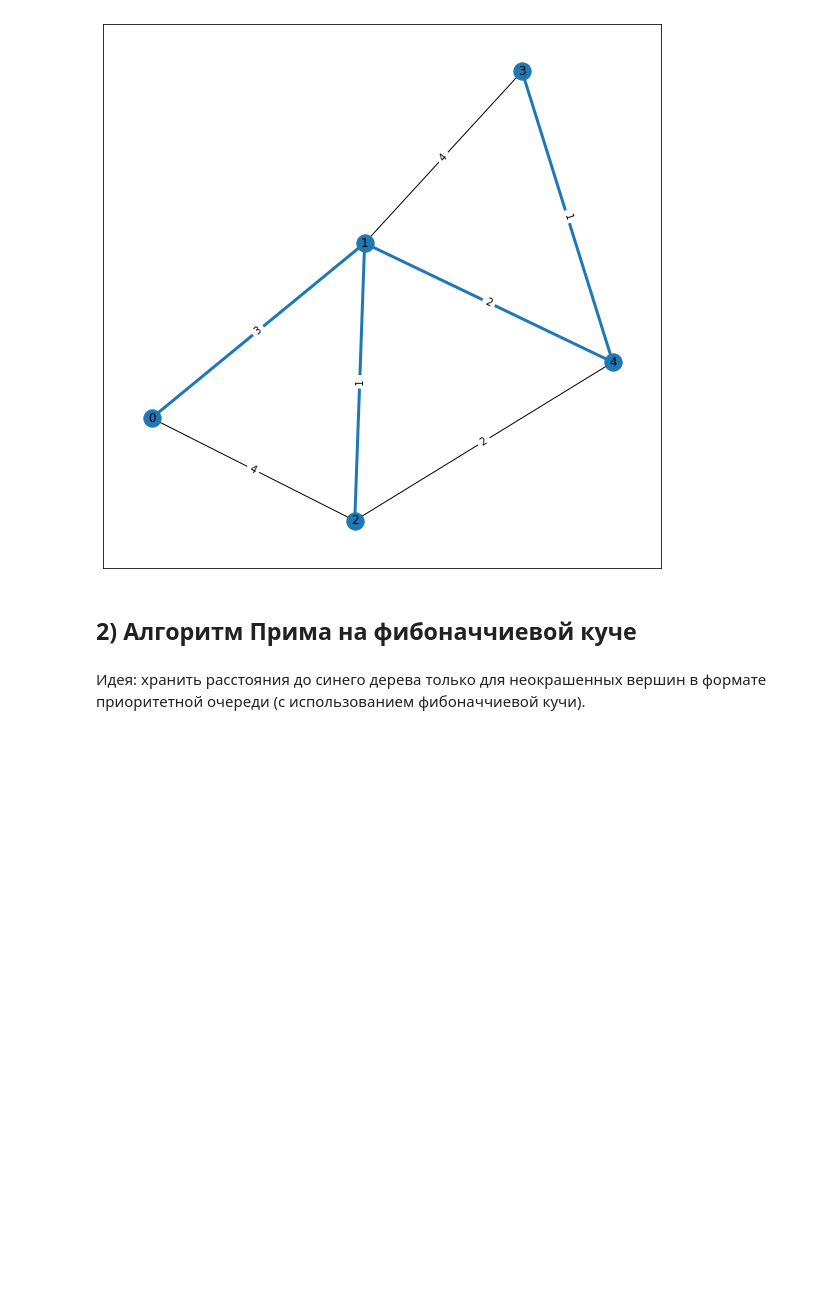
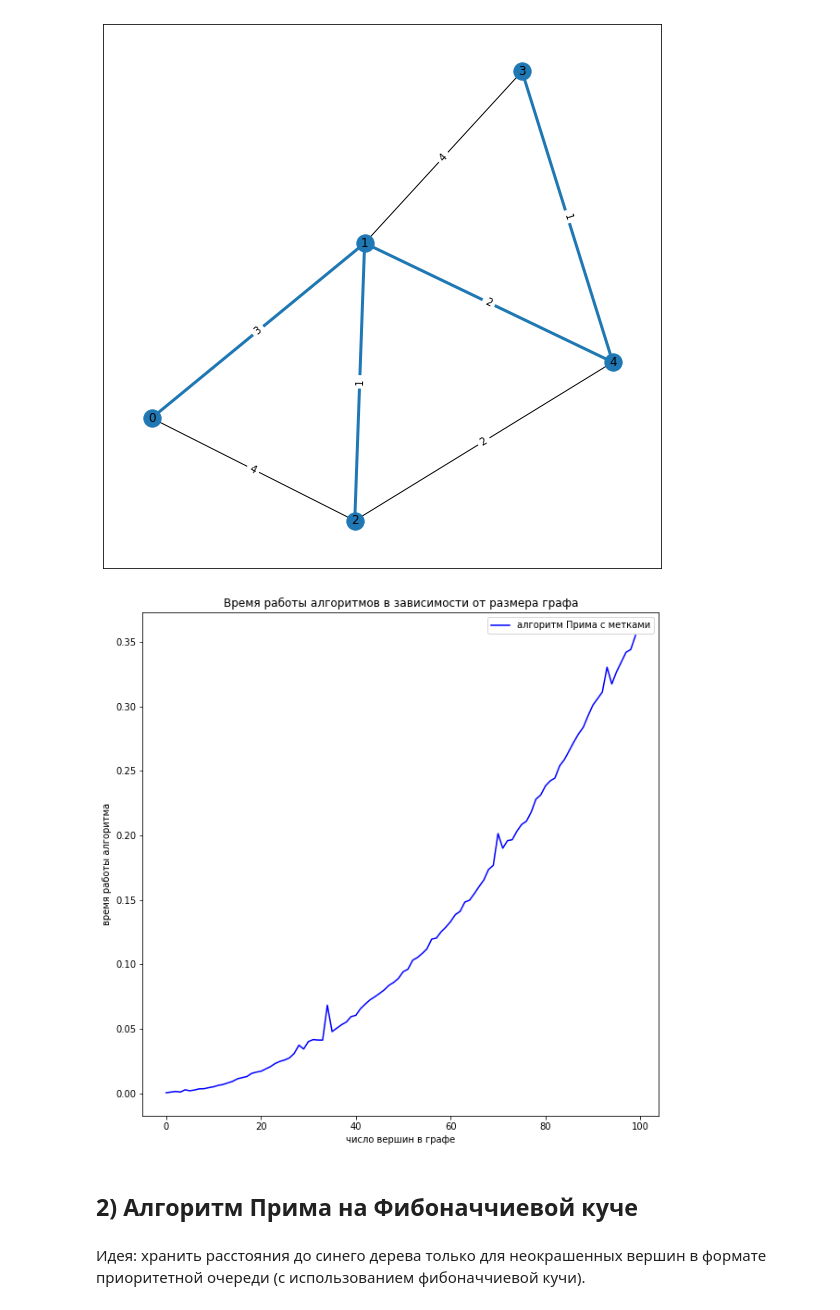
Before and after one commit to DenisKabanov/discrete_models_and_algorithms_complexity, a Jupyter notebook: task.ipynb, the cells around one changed output. Cells and saved outputs as stored; diff of their text form; code cells hidden in the pictures; blank space fills up the shorter version.

```diff
--- a/task.ipynb
+++ b/task.ipynb
@@ -14,6 +14,7 @@ import random # для случайной генерации графов
 import time # для подсчёта времени выполнения
 # %%
 random_state = 42 # для генератора случайных чисел
+runs = 3 # число запусков для усреднения времени
 # %% [markdown]
 ## Вспомогательные функции
 # %%
@@ -88,3 +89,19 @@ def generate_graph(nodes_count=10) -> np.array:
 
     return adj_matrix
+# %%
+def get_neighbors(adj_matrix: np.array) -> list:
+    """
+    Функция для получения соседей вершин в графе.\n
+    Parameters:
+        * adj_matrix: матрица смежности\n
+    Returns:
+        * list: список соседей для вершин
+    """
+    neighbors = [] # список окрестностей вершин
+    for row in adj_matrix: # идём по строкам (row - список, в котором указаны веса рёбер до соседей)
+        neighbors.append([]) # заготавливаем место для соседей рассматриваемой вершины
+        for node, weight in enumerate(row): # рассматриваем в строке все вершины с их весом
+            if weight > 0: # если вес больше нуля — есть ребро
+                neighbors[-1].append(node) # добавляем вершину в окрестность
+    return neighbors # возвращает список соседей для вершин
 # %%
@@ -125,17 +147,17 @@ def performance_measurement(init_size=10, max_size=1000, step=10, average=3) ->
 # %% [markdown]
 В синий цвет окрашивается произвольная вершина графа. Далее на каждой итерации для текущего синего дерева вычисляется минимальное допустимое ребро (только один конец которого окрашен в синий). Это ребро и его неокрашенный конец красятся в синий цвет.
 # %%
-# def alg_Prim_with_label(G: nx.Graph): # на вход — граф
-def alg_Prim_with_label(adj_matrix: np.array) -> list: # на вход — список смежности связного графа (веса рёбер между вершинами, 0 - ребра нет)
-# подготовка — O(n^2) из-за поиска соседей (но это, вообще говоря, можно вынести из алгоритма и передавать соседей как параметр функции)
+def alg_Prim_with_labels(adj_matrix: np.array, neighbors: list) -> list: # на вход — список смежности связного графа (веса рёбер между вершинами, 0 - ребра нет) и список соседей вершин
+    """
+    Алгоритм Прима с метками.\n
+    Parameters:
+        * adj_matrix: матрица смежности
+        * neighbors: соседи вершин графа\n
+    Returns:
+        * list: список рёбер минимального остовного дерева
+    """
+# подготовка — O(n)
     nodes_count = adj_matrix.shape[0] # число вершин в графе
-
-    neighbors = [] # список окрестностей вершин
-    for row in adj_matrix: # идём по строкам (row - список, в котором указаны веса рёбер до соседей)
-        neighbors.append([]) # заготавливаем место для соседей рассматриваемой вершины
-        for node, weight in enumerate(row): # рассматриваем в строке все вершины с их весом
-            if weight > 0: # если вес больше нуля — есть ребро
-                neighbors[-1].append(node) # добавляем вершину в окрестность
 
     labels = np.zeros(shape=nodes_count) # создаём массив меток (размера числа вершин), пока все вершины считаются неокрашенными (метка - ноль)
 
@@ -178,7 +201,11 @@ edges_prim_with_labels = alg_Prim_with_label(adj_matrix) # подсчёт ост
 print_graph(adj_matrix=adj_matrix, edges=edges_prim_with_labels) # вывод остовного дерева
 # %% [output]
 [figure]
+# %%
+performance_measurement(func=alg_Prim_with_labels, runs=runs)
+# %% [output]
+[figure, added]
 # %% [markdown]
-## 2) Алгоритм Прима на фибоначчиевой куче
+## 2) Алгоритм Прима на Фибоначчиевой куче
 # %% [markdown]
 Идея: хранить расстояния до синего дерева только для неокрашенных вершин в формате приоритетной очереди (с использованием фибоначчиевой кучи).
```
Also changed, not shown: parts of 14 cells of this notebook, 1 other file.
